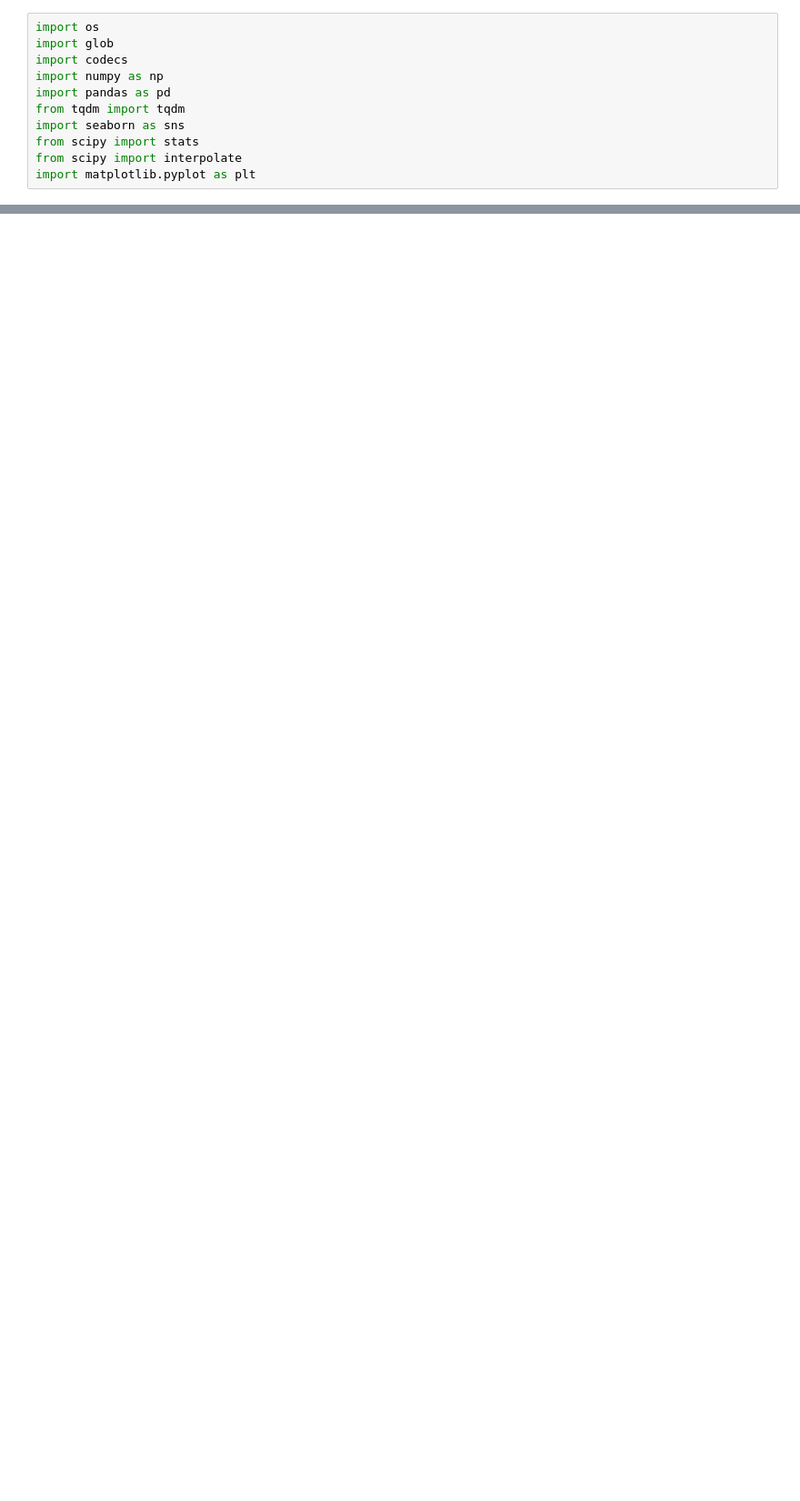
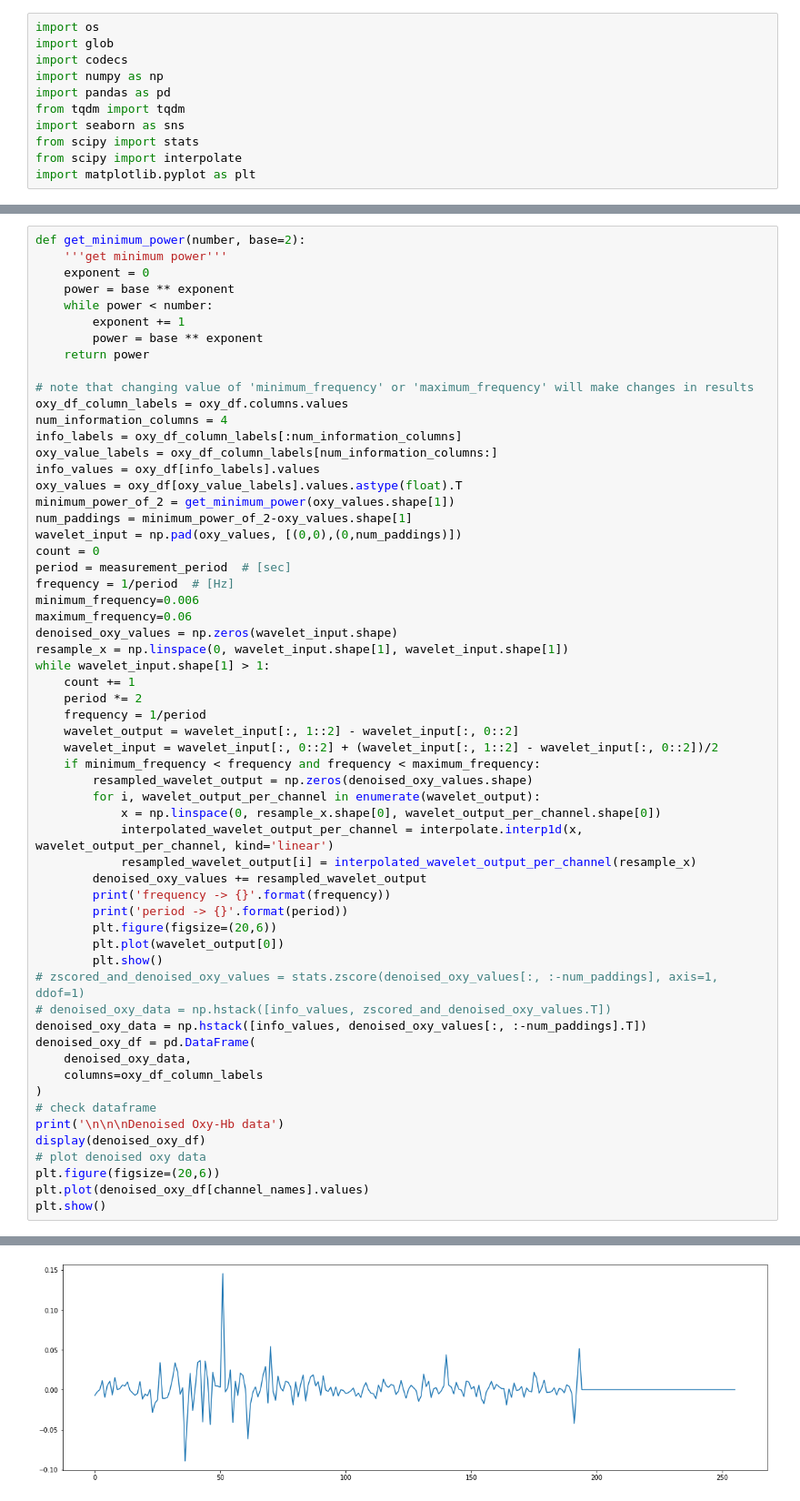
Before and after one commit to YUTATanamoto/nirs-analysis, a Jupyter notebook: analyze-nirs-data.ipynb, the cells around one changed output, grey strips where cells are left out. Shown at 91% size. Saved outputs shown, nothing was run; the diff lists cells and outputs as text; blank space fills up the shorter version.

```diff
--- a/analyze-nirs-data.ipynb
+++ b/analyze-nirs-data.ipynb
@@ -298,0 +205,60 @@ period -> 38.4
+# %%
+def get_minimum_power(number, base=2):
+    '''get minimum power'''
+    exponent = 0
+    power = base ** exponent
+    while power < number:
+        exponent += 1
+        power = base ** exponent
+    return power
+
+# note that changing value of 'minimum_frequency' or 'maximum_frequency' will make changes in results
+oxy_df_column_labels = oxy_df.columns.values
+num_information_columns = 4
+info_labels = oxy_df_column_labels[:num_information_columns]
+oxy_value_labels = oxy_df_column_labels[num_information_columns:]
+info_values = oxy_df[info_labels].values
+oxy_values = oxy_df[oxy_value_labels].values.astype(float).T
+minimum_power_of_2 = get_minimum_power(oxy_values.shape[1])
+num_paddings = minimum_power_of_2-oxy_values.shape[1]
+wavelet_input = np.pad(oxy_values, [(0,0),(0,num_paddings)])
+count = 0
+period = measurement_period  # [sec]
+frequency = 1/period  # [Hz]
+minimum_frequency=0.006
+maximum_frequency=0.06
+denoised_oxy_values = np.zeros(wavelet_input.shape)
+resample_x = np.linspace(0, wavelet_input.shape[1], wavelet_input.shape[1])
+while wavelet_input.shape[1] > 1:
+    count += 1
+    period *= 2
+    frequency = 1/period
+    wavelet_output = wavelet_input[:, 1::2] - wavelet_input[:, 0::2]
+    wavelet_input = wavelet_input[:, 0::2] + (wavelet_input[:, 1::2] - wavelet_input[:, 0::2])/2
+    if minimum_frequency < frequency and frequency < maximum_frequency:
+        resampled_wavelet_output = np.zeros(denoised_oxy_values.shape)
+        for i, wavelet_output_per_channel in enumerate(wavelet_output):
+            x = np.linspace(0, resample_x.shape[0], wavelet_output_per_channel.shape[0])
+            interpolated_wavelet_output_per_channel = interpolate.interp1d(x, wavelet_output_per_channel, kind='linear')
+            resampled_wavelet_output[i] = interpolated_wavelet_output_per_channel(resample_x)
+        denoised_oxy_values += resampled_wavelet_output
+        print('frequency -> {}'.format(frequency))
+        print('period -> {}'.format(period))
+        plt.figure(figsize=(20,6))
+        plt.plot(wavelet_output[0])
+        plt.show()
+# zscored_and_denoised_oxy_values = stats.zscore(denoised_oxy_values[:, :-num_paddings], axis=1, ddof=1)
+# denoised_oxy_data = np.hstack([info_values, zscored_and_denoised_oxy_values.T])
+denoised_oxy_data = np.hstack([info_values, denoised_oxy_values[:, :-num_paddings].T])
+denoised_oxy_df = pd.DataFrame(
+    denoised_oxy_data,
+    columns=oxy_df_column_labels
+)
+# check dataframe
+print('\n\n\nDenoised Oxy-Hb data')
+display(denoised_oxy_df)
+# plot denoised oxy data
+plt.figure(figsize=(20,6))
+plt.plot(denoised_oxy_df[channel_names].values)
+plt.show()
+# %% [output]
@@ -298,0 +267 @@ period -> 38.4
+[figure, added]
```
Also changed, not shown: parts of 16 cells of this notebook.
